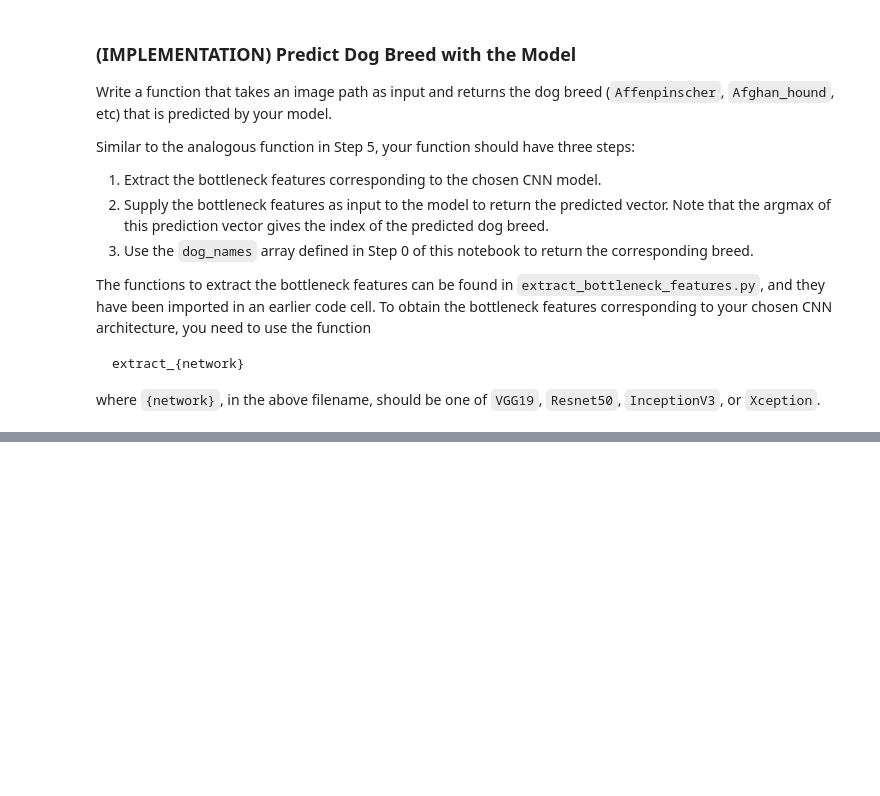
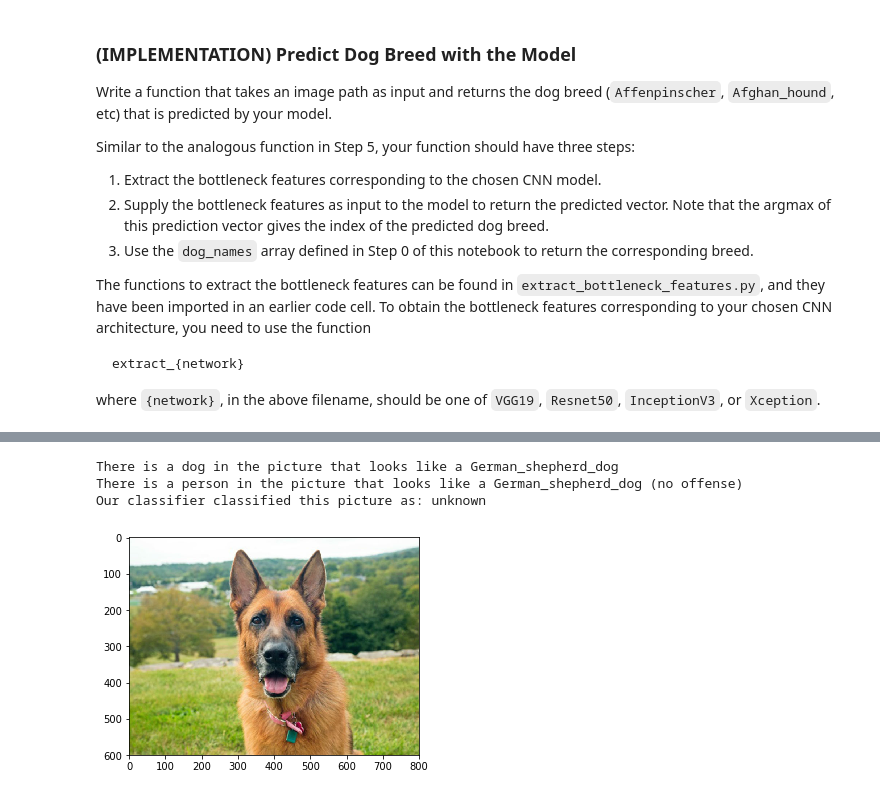
Before and after one commit to jonieva/dog-project, a Jupyter notebook: dog_app.ipynb, the cells around one changed output, grey strips where cells are left out. Cells and saved outputs as stored; diff of their text form; code cells hidden in the pictures; blank space fills up the shorter version.

```diff
--- a/dog_app.ipynb
+++ b/dog_app.ipynb
@@ -1082,0 +1151,8 @@ Well, apparently this person looks like a Beagle (no offense)
+# %%
+img_path = "submit/dog2.jpg"
+analyze_image(img_path, dog_classifier_model, additional_humans_dogs_model=humans_dogs_model)
+# %% [output]
+There is a dog in the picture that looks like a German_shepherd_dog
+There is a person in the picture that looks like a German_shepherd_dog (no offense)
+Our classifier classified this picture as: unknown
+[figure, added]
```
Also changed, not shown: parts of 17 cells of this notebook, 1 other file.
